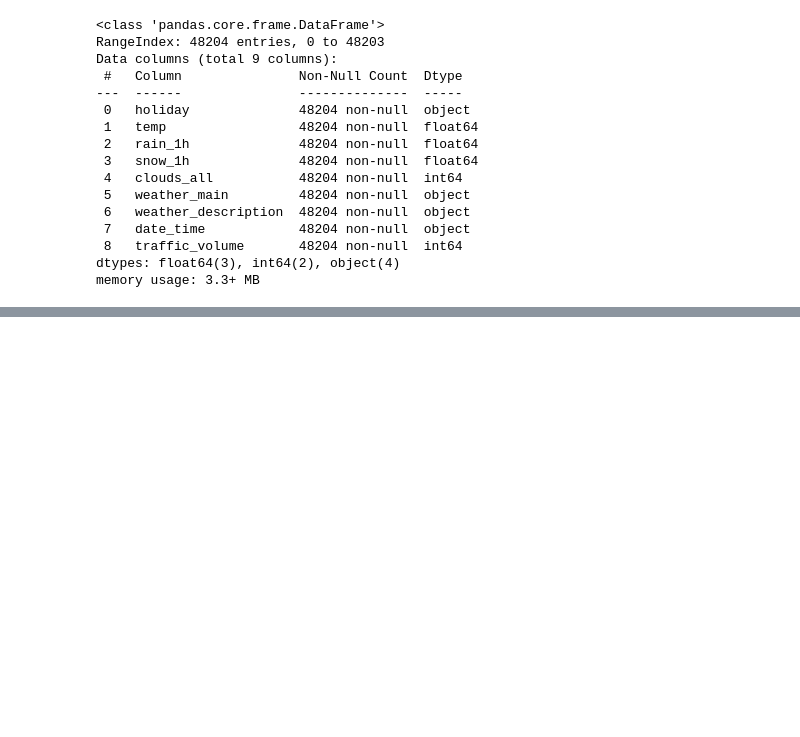
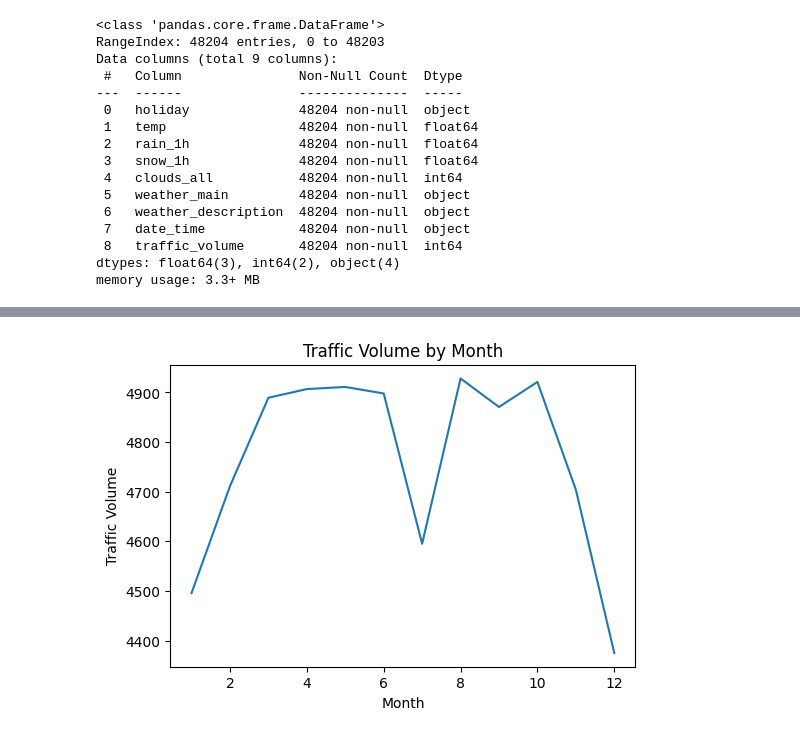
Before and after one commit to pavelbrn/DataQuestProjects, a Jupyter notebook: Project4_Heavy_Traffic_Indicators/Heavy-Traffic-Indicators.ipynb, the cells around one changed output, grey strips where cells are left out. Saved outputs shown, nothing was run; the diff lists cells and outputs as text; code cells hidden in the pictures; blank space fills up the shorter version.

```diff
--- a/Project4_Heavy_Traffic_Indicators/Heavy-Traffic-Indicators.ipynb
+++ b/Project4_Heavy_Traffic_Indicators/Heavy-Traffic-Indicators.ipynb
@@ -70,0 +186,8 @@ Source (UCI Machine Learning Repository: https://archive.ics.uci.edu/ml/datasets
+# %%
+# Create a new column called month
+# Enter month for each row
+day_time_copy = day_time.copy()
+day_time_copy["month"] = day_time_copy["date_time"].dt.month
+# %%
+traffic_by_month = day_time_copy.groupby("month").mean()
+traffic_by_month.head(20)
@@ -70,0 +209,8 @@ Source (UCI Machine Learning Repository: https://archive.ics.uci.edu/ml/datasets
+# %%
+plt.plot(traffic_by_month.index,traffic_by_month["traffic_volume"])
+plt.title("Traffic Volume by Month")
+plt.xlabel("Month")
+plt.ylabel("Traffic Volume")
+plt.show()
+# %% [output]
+[figure, added]
```
Also changed, not shown: parts of 42 cells of this notebook.
